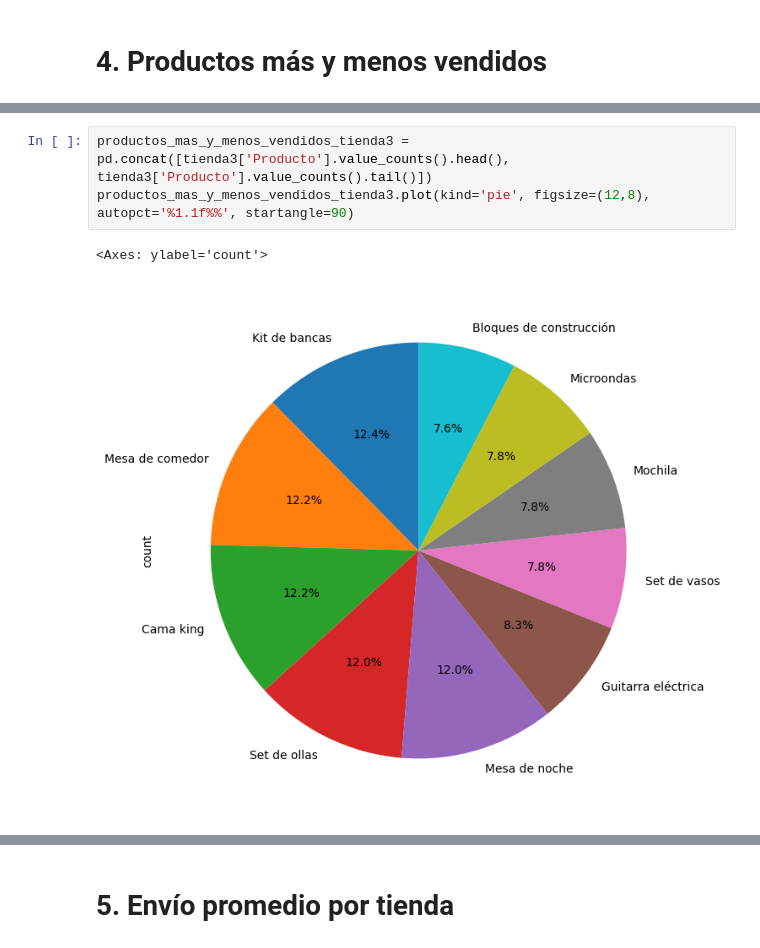
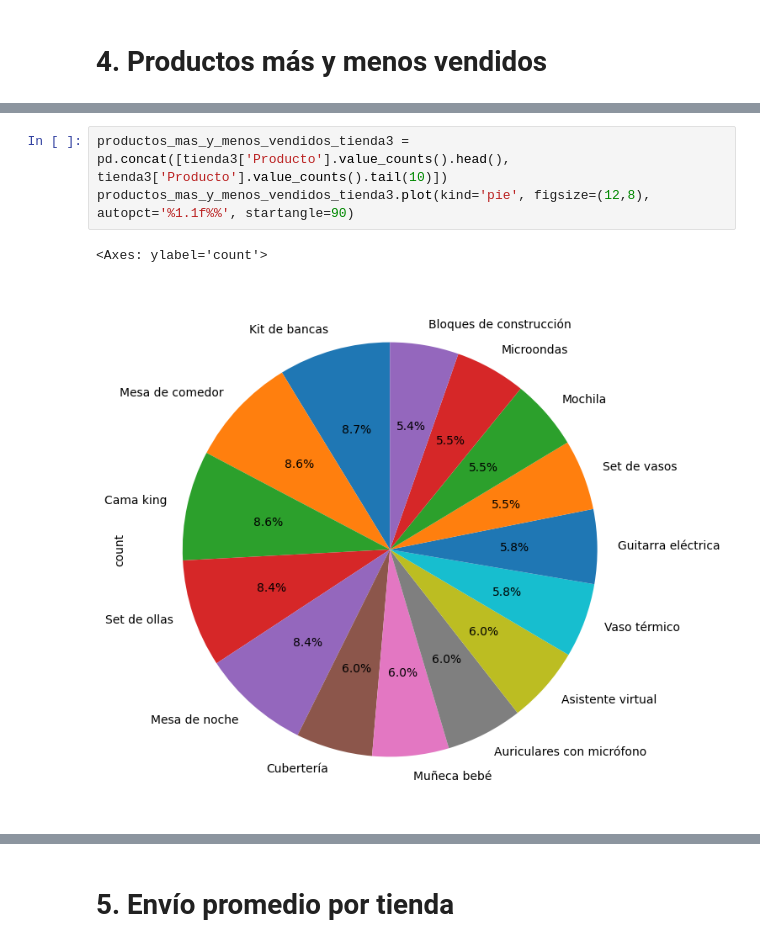
Before and after one commit to DevEnriquegd/ca-alura-store, a Jupyter notebook: AluraStore_JEGD.ipynb, the cells around one changed output, grey strips where cells are left out. Drawn from its saved outputs; the diff is of its cells as text.

```diff
--- a/AluraStore_JEGD.ipynb
+++ b/AluraStore_JEGD.ipynb
@@ -160,7 +143,7 @@ productos_mas_y_menos_vendidos_tienda2.plot(kind='pie', figsize=(12,8), autopct=
 # %%
-productos_mas_y_menos_vendidos_tienda3 = pd.concat([tienda3['Producto'].value_counts().head(), tienda3['Producto'].value_counts().tail()])
+productos_mas_y_menos_vendidos_tienda3 = pd.concat([tienda3['Producto'].value_counts().head(), tienda3['Producto'].value_counts().tail(10)])
 productos_mas_y_menos_vendidos_tienda3.plot(kind='pie', figsize=(12,8), autopct='%1.1f%%', startangle=90)
 # %% [output]
 <Axes: ylabel='count'>
-[figure, old version]
+[figure, new version]
 # %%
```
Also changed, not shown: parts of 4 cells of this notebook.
